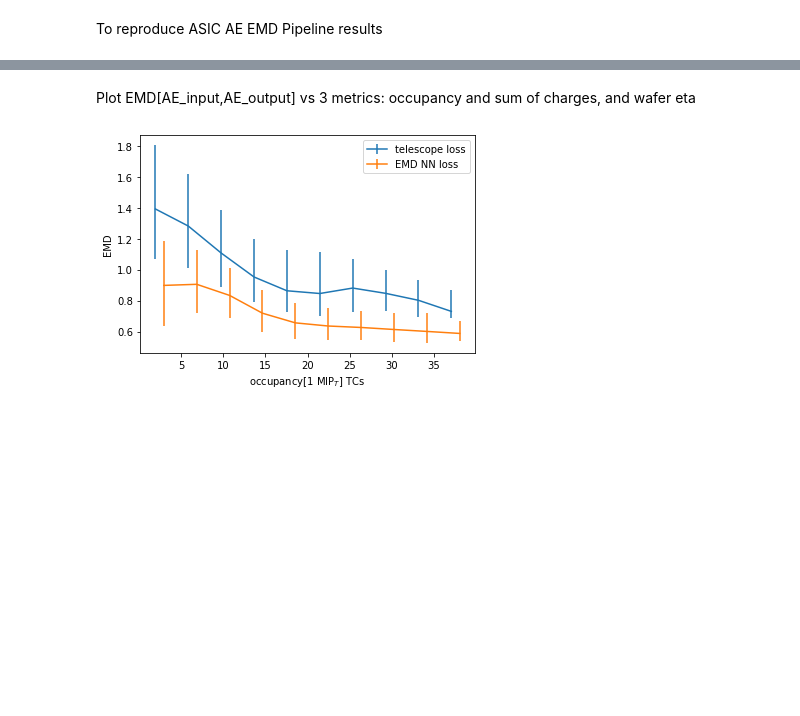
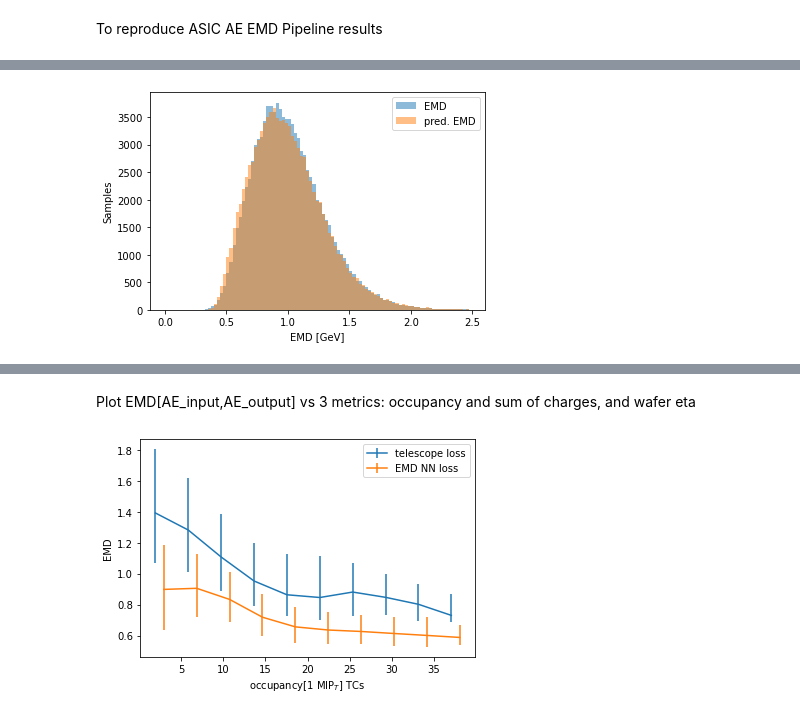
Before and after one commit to rohanshenoy/Ecoder, a Jupyter notebook: paper_plots.ipynb, the cells around one changed output, grey strips where cells are left out. Saved outputs shown, nothing was run; the diff lists cells and outputs as text; code cells hidden in the pictures; blank space fills up the shorter version.

```diff
--- a/paper_plots.ipynb
+++ b/paper_plots.ipynb
@@ -27,0 +122,24 @@ def load_eta(inputFile):
+# %%
+#Load saved data
+
+emd_nn_data = pd.read_csv('/ecoderemdvol/paper_plots/emd_nn_data.csv')
+truth_emd = emd_nn_data['truth'].values
+pred_emd = emd_nn_data['pred'].values
+# %%
+resolution = 100
+# %%
+#Plots True EMD and Pred Emd Histogram
+plt.close()
+fig=plt.figure()
+
+#plt.xlim(-2.0,2.0)
+
+fig=plt.hist(truth_emd, alpha=0.5, bins=np.arange(0, 2.5, 0.025), label='EMD')
+fig=plt.hist(pred_emd, alpha=0.5, bins=np.arange(0, 2.5, 0.025), label='pred. EMD')
+fig=plt.xlabel('EMD [GeV]')
+fig=plt.ylabel('Samples')
+fig=plt.legend()
+plt.savefig(os.path.join(img_directory,'testing_EMD.pdf'),dpi=resolution)
+plt.show()
+# %% [output]
+[figure, added]
```
Also changed, not shown: parts of 15 cells of this notebook.
